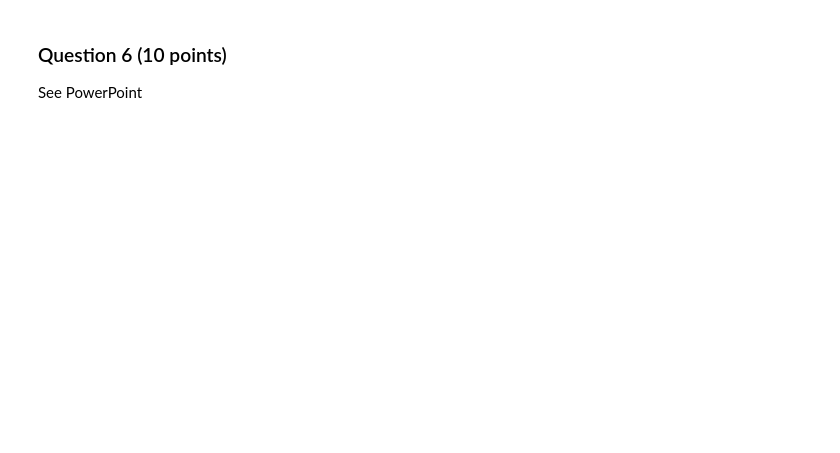
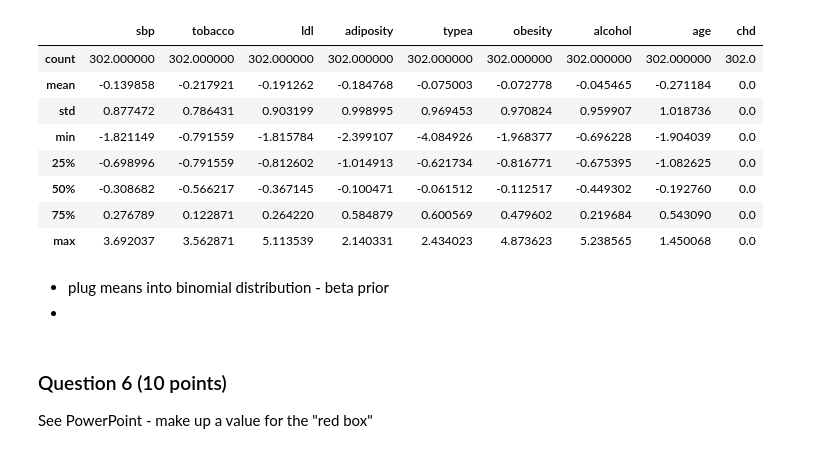
Before and after one commit to hdmcspadden/BayesianML, a Jupyter notebook: Mod2/HW_Mod2_McSpadden_Diana_hdm5s.ipynb, the cells around one changed output. Cells and saved outputs as stored; diff of their text form; code cells hidden in the pictures; blank space fills up the shorter version.

```diff
--- a/Mod2/HW_Mod2_McSpadden_Diana_hdm5s.ipynb
+++ b/Mod2/HW_Mod2_McSpadden_Diana_hdm5s.ipynb
@@ -90,3 +377,11 @@ under the posterior distribution for the patients without coronary heart
 disease.
 
 #### Answer:
+# %%
+X_cols = ['sbp','tobacco','ldl','adiposity','typea','obesity','alcohol','age']
+
+df_Q5_X = pd.read_csv(r'C:\Users\dianam\Documents\Personal\BayesianML\Mod2\CHDdata.csv')[X_cols]
+print(df_Q5_X.head())
+
+df_Q5_y = pd.read_csv(r'C:\Users\dianam\Documents\Personal\BayesianML\Mod2\CHDdata.csv')[['chd']]
+print(df_Q5_y.head())
@@ -92,0 +401,6 @@ disease.
+# %%
+for key in df_Q5_X.keys()[0:8]:
+    df_Q5_X[key] = df_Q5_X[key] - np.mean(df_Q5_X[key])
+    df_Q5_X[key] = df_Q5_X[key] /df_Q5_X[key].std()
+
+df_Q5_X.head()
@@ -92,0 +414,6 @@ disease.
+# %%
+df_Scaled_X_y = df_Q5_X
+df_Scaled_X_y['chd'] = df_Q5_y['chd']
+cnt_records = df_Scaled_X_y.shape[0]
+print('Count of records: {}'.format(cnt_records))
+df_Scaled_X_y.head()
@@ -92,0 +430,8 @@ disease.
+# %%
+df_Scaled_chd1 = df_Scaled_X_y.query('chd == 1')
+cnt_chd1 = df_Scaled_chd1.shape[0]
+print('Count of records with chd: {}'.format(cnt_chd1))
+
+df_Scaled_chd0 = df_Scaled_X_y.query('chd == 0')
+cnt_chd0 = df_Scaled_chd0.shape[0]
+print('Count of records without chd: {}'.format(cnt_chd0))
@@ -93,7 +457,22 @@ disease.
+# %%
+df_Scaled_chd0.describe()
+# %% [output]
+|  | sbp | tobacco | ldl | adiposity | typea | obesity | alcohol | age | chd |
+| count | 302.000000 | 302.000000 | 302.000000 | 302.000000 | 302.000000 | 302.000000 | 302.000000 | 302.000000 | 302.0 |
+| mean | -0.139858 | -0.217921 | -0.191262 | -0.184768 | -0.075003 | -0.072778 | -0.045465 | -0.271184 | 0.0 |
+| std | 0.877472 | 0.786431 | 0.903199 | 0.998995 | 0.969453 | 0.970824 | 0.959907 | 1.018736 | 0.0 |
+| min | -1.821149 | -0.791559 | -1.815784 | -2.399107 | -4.084926 | -1.968377 | -0.696228 | -1.904039 | 0.0 |
+| 25% | -0.698996 | -0.791559 | -0.812602 | -1.014913 | -0.621734 | -0.816771 | -0.675395 | -1.082625 | 0.0 |
+| 50% | -0.308682 | -0.566217 | -0.367145 | -0.100471 | -0.061512 | -0.112517 | -0.449302 | -0.192760 | 0.0 |
+| 75% | 0.276789 | 0.122871 | 0.264220 | 0.584879 | 0.600569 | 0.479602 | 0.219684 | 0.543090 | 0.0 |
+| max | 3.692037 | 3.562871 | 5.113539 | 2.140331 | 2.434023 | 4.873623 | 5.238565 | 1.450068 | 0.0 |
+# %% [markdown]
+* plug means into binomial distribution - beta prior
+*
 # %% [markdown]
 ### Question 6 (10 points)
 
-See PowerPoint
+See PowerPoint - make up a value for the "red box"
 # %% [markdown]
 ### Question 7 (15 points)
 
```
Also changed, not shown: parts of 26 cells of this notebook, 12 other files.
